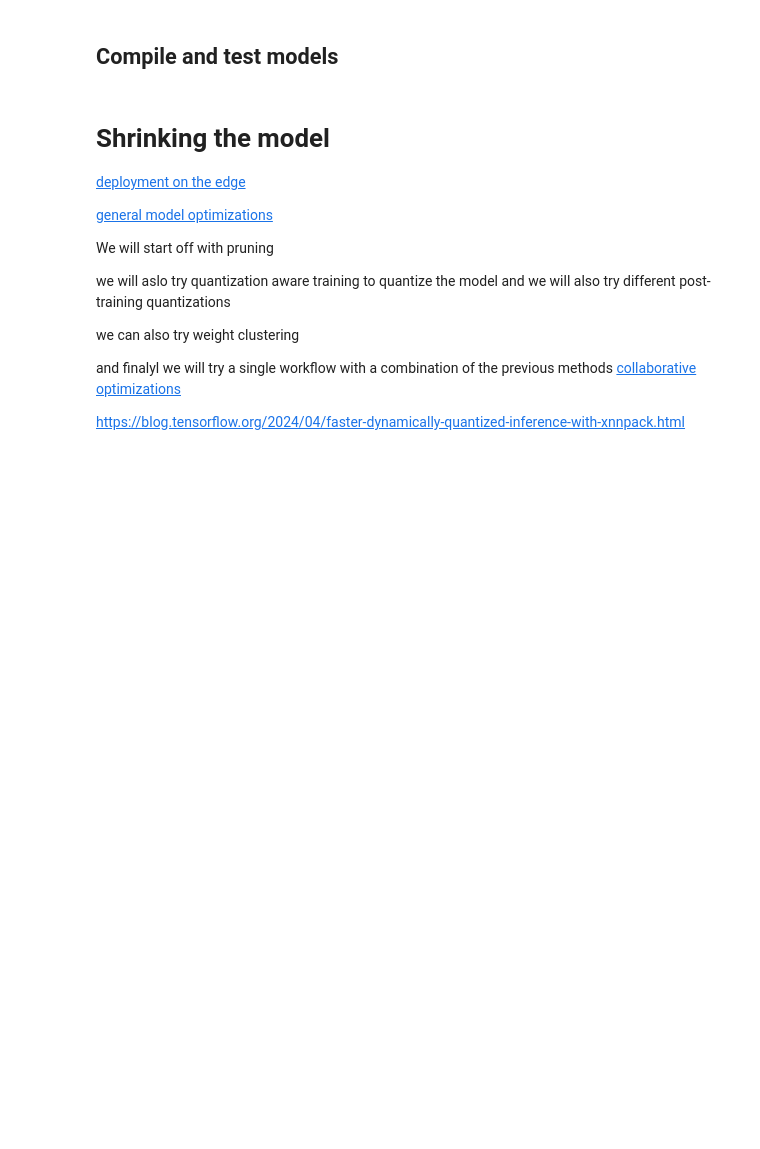
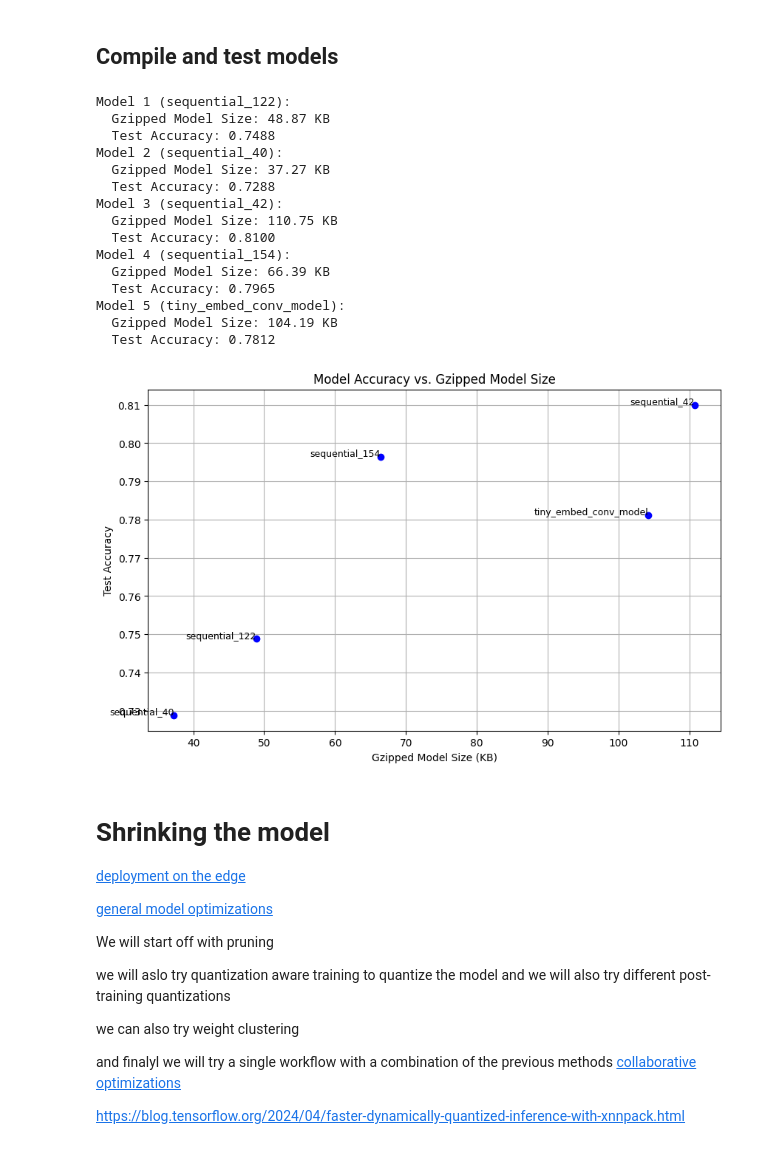
Before and after one commit to Gabinson200/ESPtinyML24, a Jupyter notebook: model_making/notebooks/audio_model_creation.ipynb, the cells around one changed output. Saved outputs shown, nothing was run; the diff lists cells and outputs as text; code cells hidden in the pictures; blank space fills up the shorter version.

```diff
--- a/model_making/notebooks/audio_model_creation.ipynb
+++ b/model_making/notebooks/audio_model_creation.ipynb
@@ -362,0 +372,20 @@ Total elapsed time: 00h 00m 22s
+# %%
+# you can remove the wrapper run_with_iteration_display and just call the autotuner for full training output
+parameter_threshold = 10000 # Model sizes will be below this threshold
+accuracy_threshold = 0.73 # Models must have validation accuracy above this threshold
+num_epochs = 10
+max_trials = 10
+tuner_dir = 'autotuner_dir'
+save_dir = "saved_models"
+batch_size = 10
+
+# Instantiate and run the AutoTuner
+for batch in range(0, max_trials, batch_size):
+    print(f"Running trials {batch + 1} to {batch + batch_size}")
+    autotuner = AutoTuner(tuner_dir, save_dir, parameter_threshold, accuracy_threshold, max_trials=batch_size)
+    run_with_iteration_display(autotuner, train_spectrogram_ds, val_spectrogram_ds, num_epochs, batch_size)
+    del autotuner
+
+# If you dont want to train in batches you can use this
+#autotuner = AutoTuner(tuner_dir, save_dir, parameter_threshold, accuracy_threshold, max_trials)
+#run_with_iteration_display(autotuner, train_spectrogram_ds, val_spectrogram_ds, num_epochs, max_trials)
@@ -390,0 +561,13 @@ def plot_training_history(history, model_index):
+# %%
+root_directory = r"/projectnb/cs640grp/projects/tinyml" # for SCC
+# root_directory = "C:\\Users\\adamk\\Downloads\\micro_speech_model_making\\notebooks\\" # for local
+
+new_models = train_or_evaluate_models(
+    model_file_paths=loaded_model_file_paths,
+    root_dir=root_directory,
+    train_ds=train_spectrogram_ds,
+    val_ds=val_spectrogram_ds,
+    test_ds=test_spectrogram_ds,
+    epochs=10,
+    retrain=False  # Retrain the models
+)
@@ -426,3 +659,5 @@ len(models)
+# %%
+final_models = new_models + models
 # %%
 
 
@@ -511,7 +746,24 @@ def plot_size_v_accuracy(models, test_spectrogram_ds):
     plt.grid(True)
     plt.show()
 # %%
-plot_size_v_accuracy(models, test_spectrogram_ds)
+plot_size_v_accuracy(final_models, test_spectrogram_ds)
+# %% [output]
+Model 1 (sequential_122):
+  Gzipped Model Size: 48.87 KB
+  Test Accuracy: 0.7488
+Model 2 (sequential_40):
+  Gzipped Model Size: 37.27 KB
+  Test Accuracy: 0.7288
+Model 3 (sequential_42):
+  Gzipped Model Size: 110.75 KB
+  Test Accuracy: 0.8100
+Model 4 (sequential_154):
+  Gzipped Model Size: 66.39 KB
+  Test Accuracy: 0.7965
+Model 5 (tiny_embed_conv_model):
+  Gzipped Model Size: 104.19 KB
+  Test Accuracy: 0.7812
+[figure, added]
 # %% [markdown]
 # Shrinking the model
 
```
Also changed, not shown: parts of 36 cells of this notebook.
